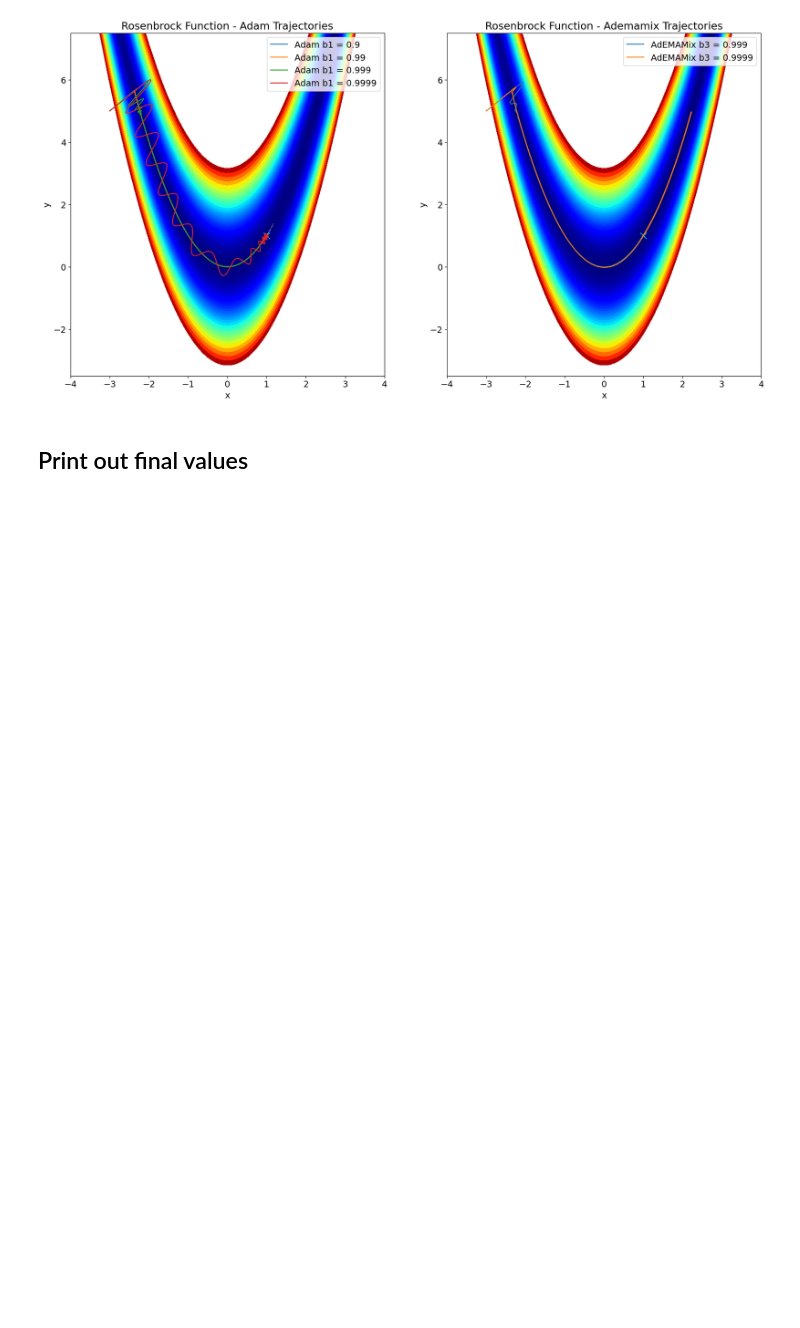
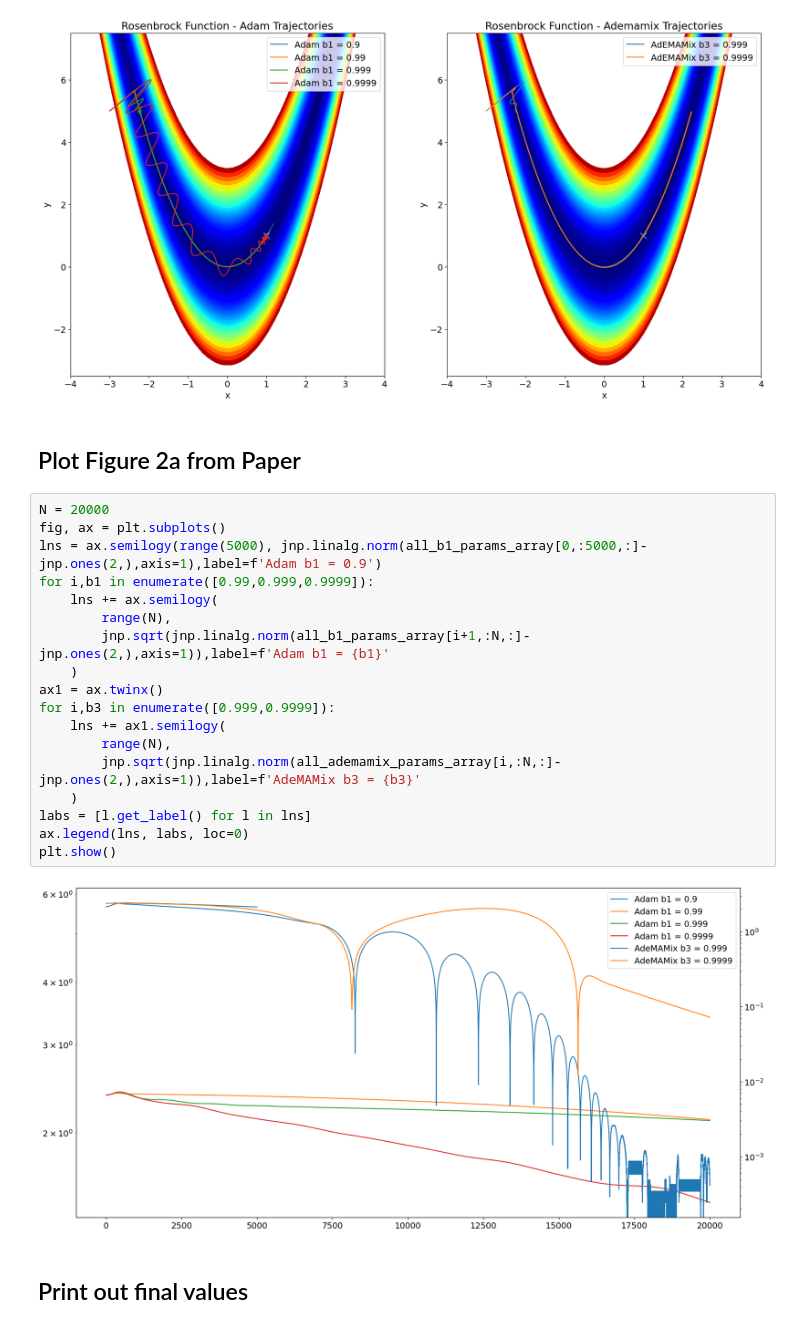
Before and after one commit to google-deepmind/optax, a Jupyter notebook: examples/contrib/rosenbrock_ademamix.ipynb, the cells around one changed output. Drawn from its saved outputs; the diff is of its cells as text; blank space fills up the shorter version.

```diff
--- a/examples/contrib/rosenbrock_ademamix.ipynb
+++ b/examples/contrib/rosenbrock_ademamix.ipynb
@@ -115,6 +115,28 @@ ax[1].legend()
 plt.show()
 # %% [output]
 [figure]
+# %% [markdown]
+## Plot Figure 2a from Paper
+# %%
+N = 20000
+fig, ax = plt.subplots()
+lns = ax.semilogy(range(5000), jnp.linalg.norm(all_b1_params_array[0,:5000,:]-jnp.ones(2,),axis=1),label=f'Adam b1 = 0.9')
+for i,b1 in enumerate([0.99,0.999,0.9999]):
+    lns += ax.semilogy(
+        range(N),
+        jnp.sqrt(jnp.linalg.norm(all_b1_params_array[i+1,:N,:]-jnp.ones(2,),axis=1)),label=f'Adam b1 = {b1}'
+    )
+ax1 = ax.twinx()
+for i,b3 in enumerate([0.999,0.9999]):
+    lns += ax1.semilogy(
+        range(N),
+        jnp.sqrt(jnp.linalg.norm(all_ademamix_params_array[i,:N,:]-jnp.ones(2,),axis=1)),label=f'AdeMAMix b3 = {b3}'
+    )
+labs = [l.get_label() for l in lns]
+ax.legend(lns, labs, loc=0)
+plt.show()
+# %% [output]
+[figure, added]
 # %% [markdown]
 ## Print out final values
 # %%
```
Also changed, not shown: parts of 3 cells of this notebook.
